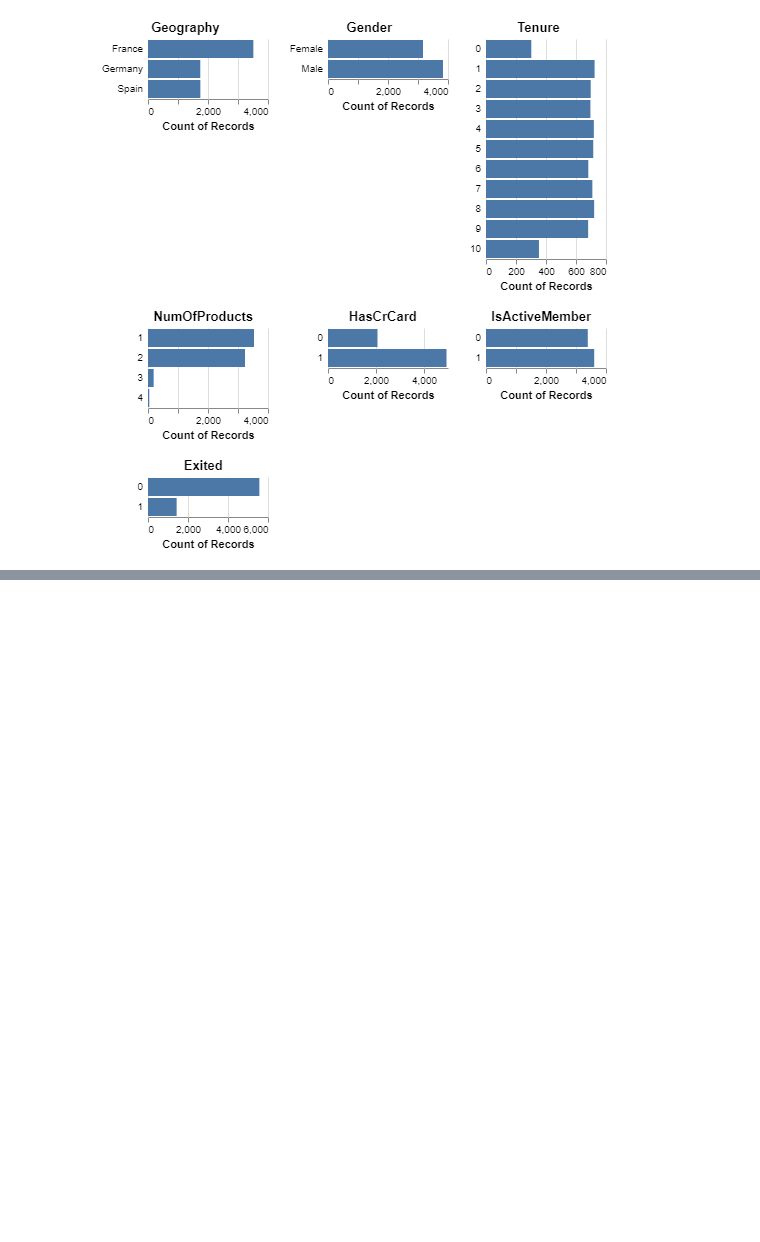
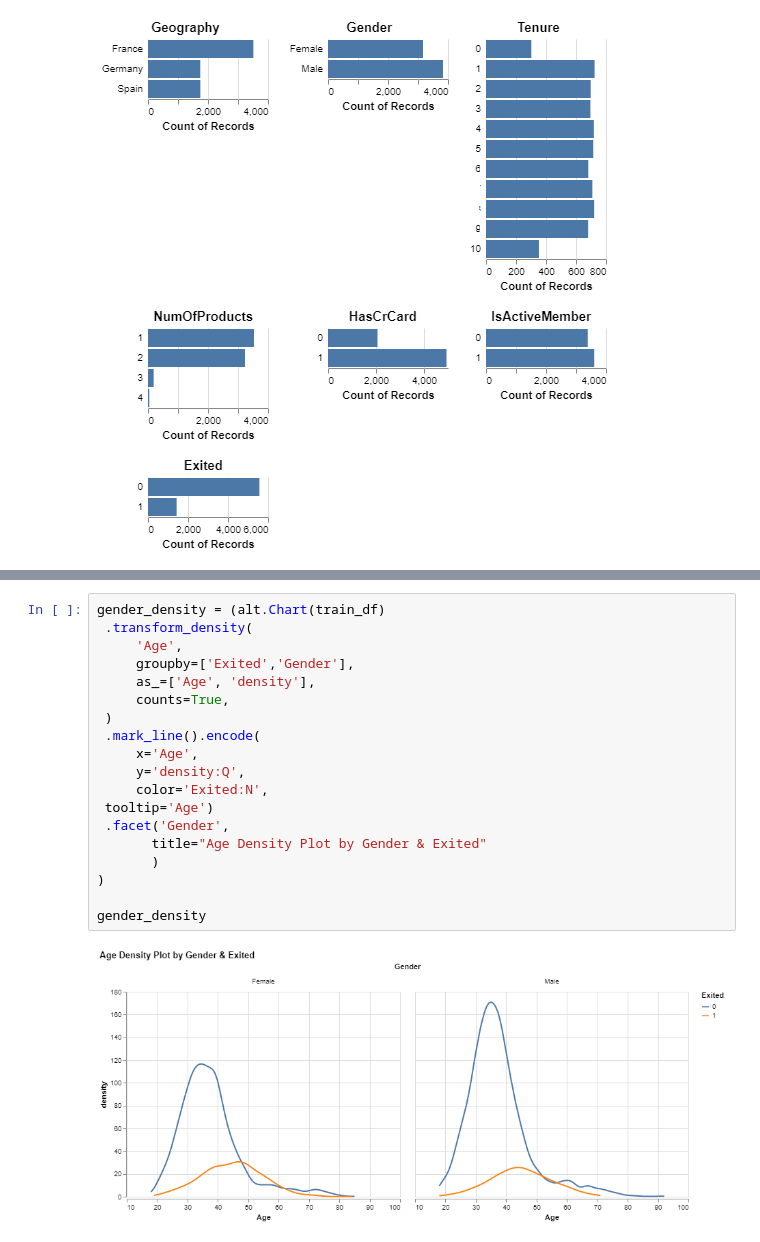
Before and after one commit to caesarw0/churn-prediction, a Jupyter notebook: churn_prediction.ipynb, the cells around one changed output, grey strips where cells are left out. Drawn from its saved outputs; the diff is of its cells as text; blank space fills up the shorter version.

```diff
--- a/churn_prediction.ipynb
+++ b/churn_prediction.ipynb
@@ -158,0 +208,21 @@ aly.dist(train_df[train_df.columns[train_df.nunique() <= 20]].astype('object'),
+# %%
+gender_density = (alt.Chart(train_df)
+ .transform_density(
+     'Age',
+     groupby=['Exited','Gender'],
+     as_=['Age', 'density'],
+     counts=True,
+ )
+ .mark_line().encode(
+     x='Age',
+     y='density:Q',
+     color='Exited:N',
+ tooltip='Age')
+ .facet('Gender',
+       title="Age Density Plot by Gender & Exited"
+       )
+)
+
+gender_density
+# %% [output]
+[figure, added]
```
Also changed, not shown: parts of 65 cells of this notebook.
